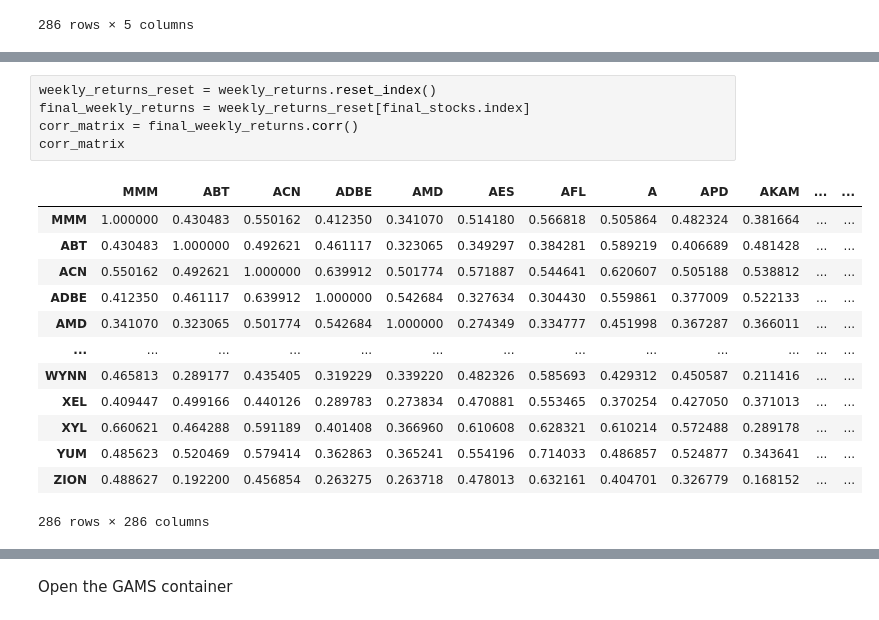
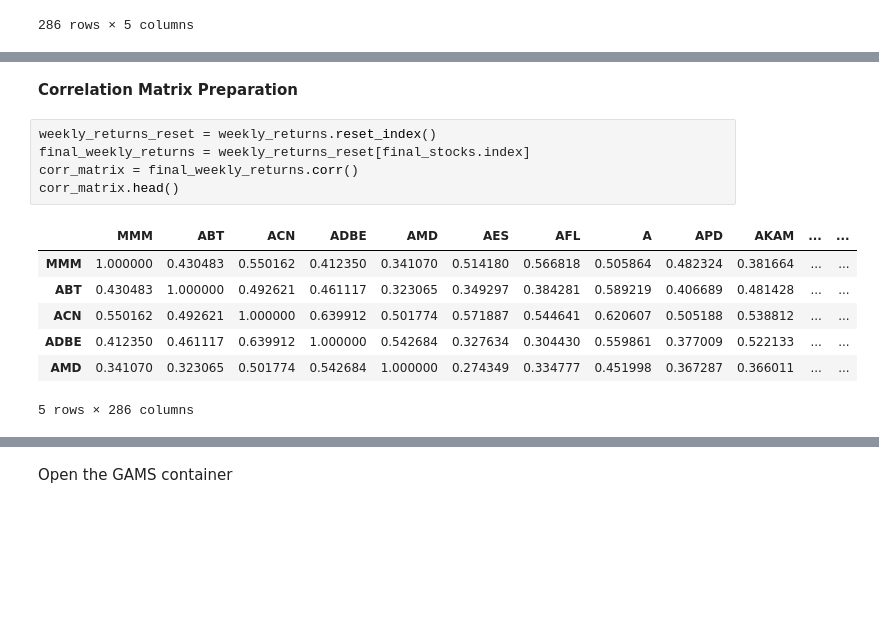
Before and after one commit to hproloff/final_proj_cs524, a Jupyter notebook: extra/project.ipynb, the cells around one changed output, grey strips where cells are left out. Saved outputs shown, nothing was run; the diff lists cells and outputs as text; blank space fills up the shorter version.

```diff
--- a/extra/project.ipynb
+++ b/extra/project.ipynb
@@ -212,22 +227,18 @@ final_stocks
+# %% [markdown]
+**Correlation Matrix Preparation**
 # %%
 weekly_returns_reset = weekly_returns.reset_index()
 final_weekly_returns = weekly_returns_reset[final_stocks.index]
 corr_matrix = final_weekly_returns.corr()
-corr_matrix
+corr_matrix.head()
 # %% [output]
 |  | MMM | ABT | ACN | ADBE | AMD | AES | AFL | A | APD | AKAM | ... | ... |
 | MMM | 1.000000 | 0.430483 | 0.550162 | 0.412350 | 0.341070 | 0.514180 | 0.566818 | 0.505864 | 0.482324 | 0.381664 | ... | ... |
 | ABT | 0.430483 | 1.000000 | 0.492621 | 0.461117 | 0.323065 | 0.349297 | 0.384281 | 0.589219 | 0.406689 | 0.481428 | ... | ... |
 | ACN | 0.550162 | 0.492621 | 1.000000 | 0.639912 | 0.501774 | 0.571887 | 0.544641 | 0.620607 | 0.505188 | 0.538812 | ... | ... |
 | ADBE | 0.412350 | 0.461117 | 0.639912 | 1.000000 | 0.542684 | 0.327634 | 0.304430 | 0.559861 | 0.377009 | 0.522133 | ... | ... |
 | AMD | 0.341070 | 0.323065 | 0.501774 | 0.542684 | 1.000000 | 0.274349 | 0.334777 | 0.451998 | 0.367287 | 0.366011 | ... | ... |
-| ... | ... | ... | ... | ... | ... | ... | ... | ... | ... | ... | ... | ... |
-| WYNN | 0.465813 | 0.289177 | 0.435405 | 0.319229 | 0.339220 | 0.482326 | 0.585693 | 0.429312 | 0.450587 | 0.211416 | ... | ... |
-| XEL | 0.409447 | 0.499166 | 0.440126 | 0.289783 | 0.273834 | 0.470881 | 0.553465 | 0.370254 | 0.427050 | 0.371013 | ... | ... |
-| XYL | 0.660621 | 0.464288 | 0.591189 | 0.401408 | 0.366960 | 0.610608 | 0.628321 | 0.610214 | 0.572488 | 0.289178 | ... | ... |
-| YUM | 0.485623 | 0.520469 | 0.579414 | 0.362863 | 0.365241 | 0.554196 | 0.714033 | 0.486857 | 0.524877 | 0.343641 | ... | ... |
-| ZION | 0.488627 | 0.192200 | 0.456854 | 0.263275 | 0.263718 | 0.478013 | 0.632161 | 0.404701 | 0.326779 | 0.168152 | ... | ... |
-286 rows × 286 columns
+5 rows × 286 columns
 # %% [markdown]
 ## Optimization Using GAMS
 
```
Also changed, not shown: parts of 36 cells of this notebook.
